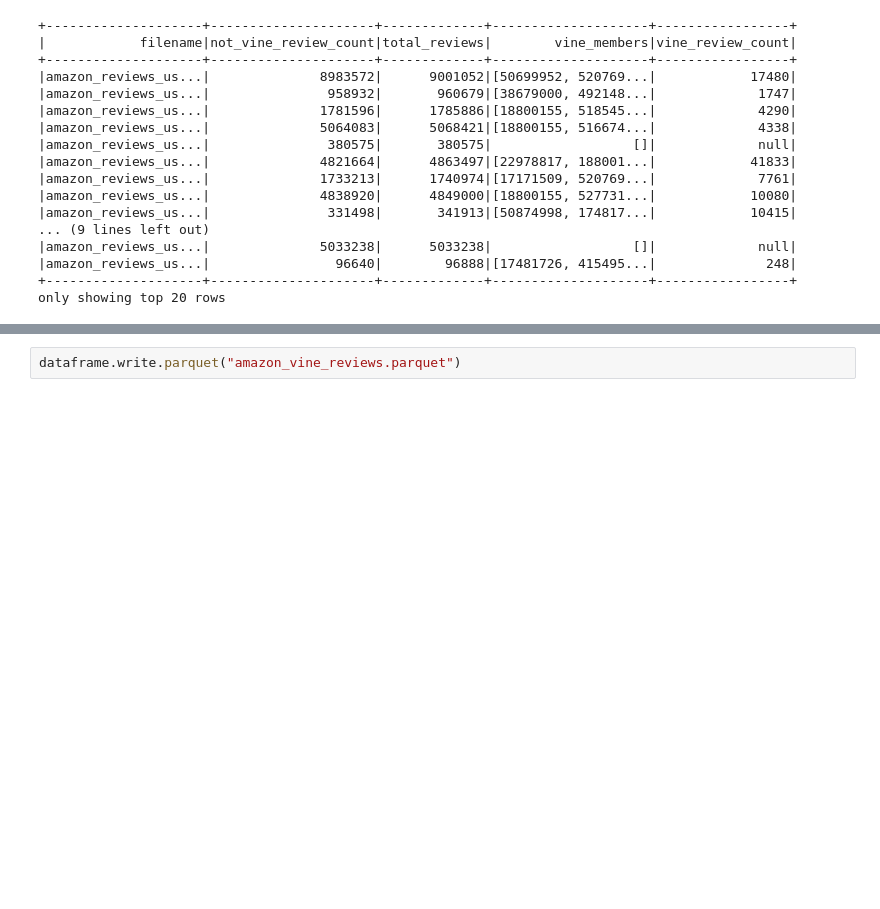
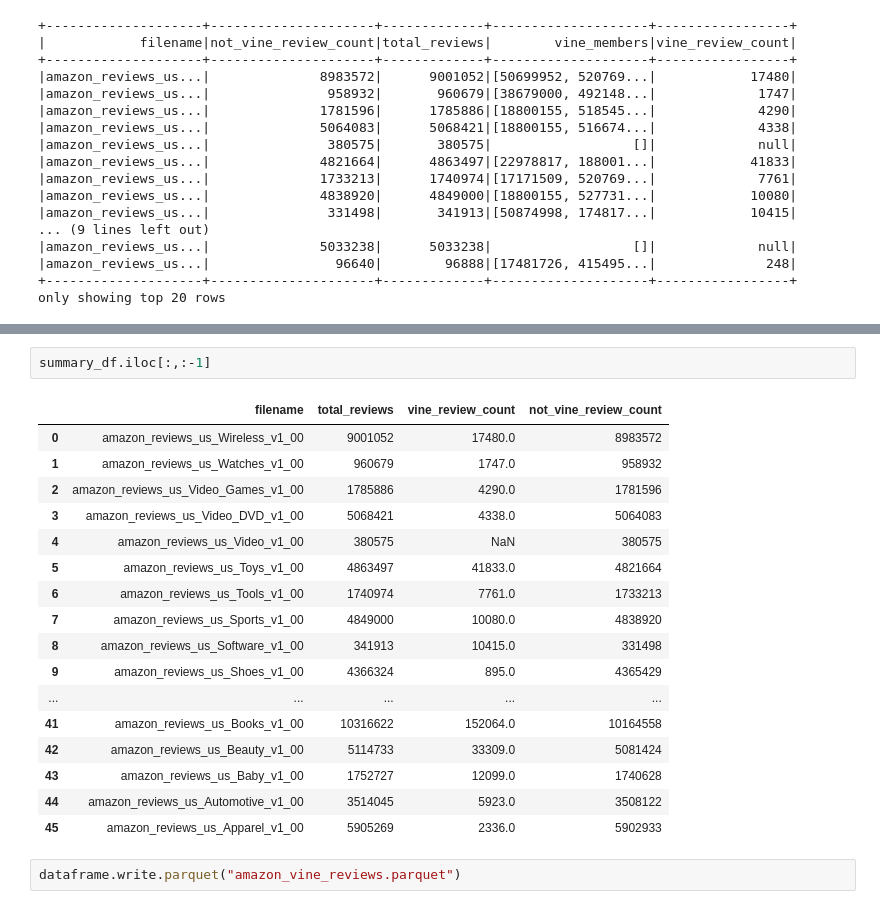
Before and after one commit to ejw-data/google-colab-etl-amazon-reviews, a Jupyter notebook: amazon_vine_users.ipynb, the cells around one changed output, grey strips where cells are left out. Drawn from its saved outputs; the diff is of its cells as text; blank space fills up the shorter version.

Commit message:
summary table created - 4 hr process

```diff
--- a/amazon_vine_users.ipynb
+++ b/amazon_vine_users.ipynb
@@ -216,6 +216,26 @@ summary_df
 | 43 | amazon_reviews_us_Baby_v1_00 | 1752727 | 12099.0 | 1740628 | [50699952, 17171509, 38679000, 49... |
 | 44 | amazon_reviews_us_Automotive_v1_00 | 3514045 | 5923.0 | 3508122 | [51854558, 52076994, 18800155, 52... |
 | 45 | amazon_reviews_us_Apparel_v1_00 | 5905269 | 2336.0 | 5902933 | [50152643, 52773179, 41549558, 49... |
+# %%
+summary_df.iloc[:,:-1]
+# %% [output]
+|  | filename | total_reviews | vine_review_count | not_vine_review_count |
+| 0 | amazon_reviews_us_Wireless_v1_00 | 9001052 | 17480.0 | 8983572 |
+| 1 | amazon_reviews_us_Watches_v1_00 | 960679 | 1747.0 | 958932 |
+| 2 | amazon_reviews_us_Video_Games_v1_00 | 1785886 | 4290.0 | 1781596 |
+| 3 | amazon_reviews_us_Video_DVD_v1_00 | 5068421 | 4338.0 | 5064083 |
+| 4 | amazon_reviews_us_Video_v1_00 | 380575 | NaN | 380575 |
+| 5 | amazon_reviews_us_Toys_v1_00 | 4863497 | 41833.0 | 4821664 |
+| 6 | amazon_reviews_us_Tools_v1_00 | 1740974 | 7761.0 | 1733213 |
+| 7 | amazon_reviews_us_Sports_v1_00 | 4849000 | 10080.0 | 4838920 |
+| 8 | amazon_reviews_us_Software_v1_00 | 341913 | 10415.0 | 331498 |
+| 9 | amazon_reviews_us_Shoes_v1_00 | 4366324 | 895.0 | 4365429 |
+| ... | ... | ... | ... | ... |
+| 41 | amazon_reviews_us_Books_v1_00 | 10316622 | 152064.0 | 10164558 |
+| 42 | amazon_reviews_us_Beauty_v1_00 | 5114733 | 33309.0 | 5081424 |
+| 43 | amazon_reviews_us_Baby_v1_00 | 1752727 | 12099.0 | 1740628 |
+| 44 | amazon_reviews_us_Automotive_v1_00 | 3514045 | 5923.0 | 3508122 |
+| 45 | amazon_reviews_us_Apparel_v1_00 | 5905269 | 2336.0 | 5902933 |
 # %%
 dataframe.write.parquet("amazon_vine_reviews.parquet")
 # %%
```
